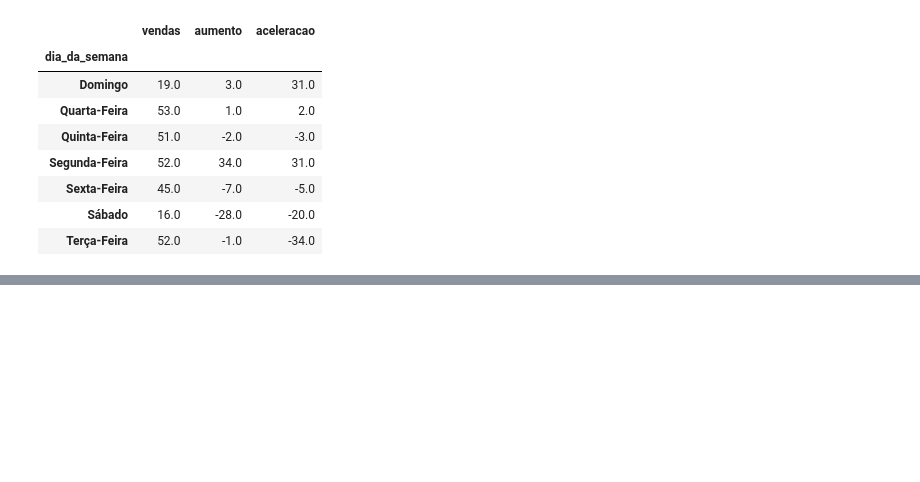
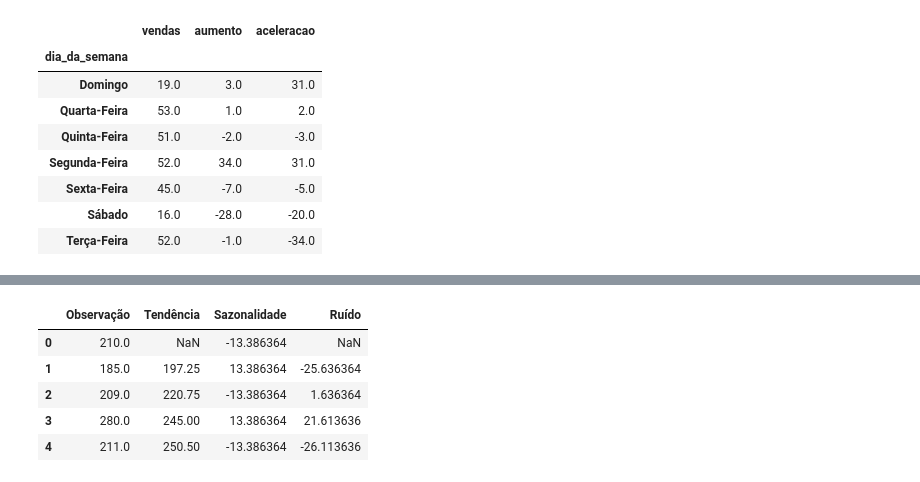
Before and after one commit to silsantos/Data-Science_Projects, a Jupyter notebook: Estatistica/Pratica6_series_temporais.ipynb, the cells around one changed output, grey strips where cells are left out. Cells and saved outputs as stored; diff of their text form; code cells hidden in the pictures; blank space fills up the shorter version.

```diff
--- a/Estatistica/Pratica6_series_temporais.ipynb
+++ b/Estatistica/Pratica6_series_temporais.ipynb
@@ -460,0 +477,16 @@ vendas_agrupadas
+# %%
+# Colocando as variáveis criadas em um DataFrame:
+
+data = ({'Observação': observacao,
+         'Tendência': tendencia,
+         'Sazonalidade': sazonalidade,
+         'Ruído': ruido})
+resultado = pd.DataFrame(data)
+resultado.head()
+# %% [output]
+|  | Observação | Tendência | Sazonalidade | Ruído |
+| 0 | 210.0 | NaN | -13.386364 | NaN |
+| 1 | 185.0 | 197.25 | 13.386364 | -25.636364 |
+| 2 | 209.0 | 220.75 | -13.386364 | 1.636364 |
+| 3 | 280.0 | 245.00 | 13.386364 | 21.613636 |
+| 4 | 211.0 | 250.50 | -13.386364 | -26.113636 |
```
Also changed, not shown: parts of 5 cells of this notebook.
